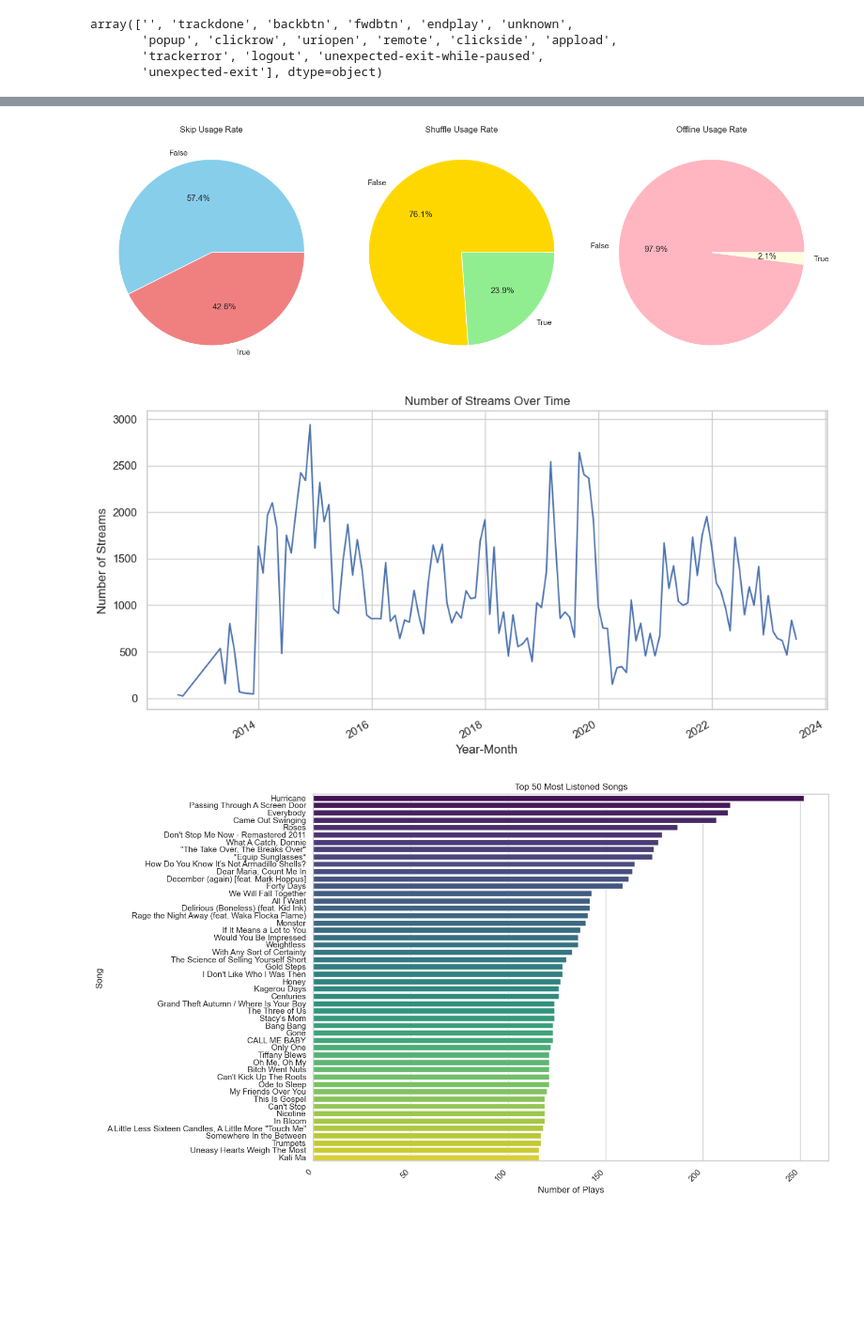
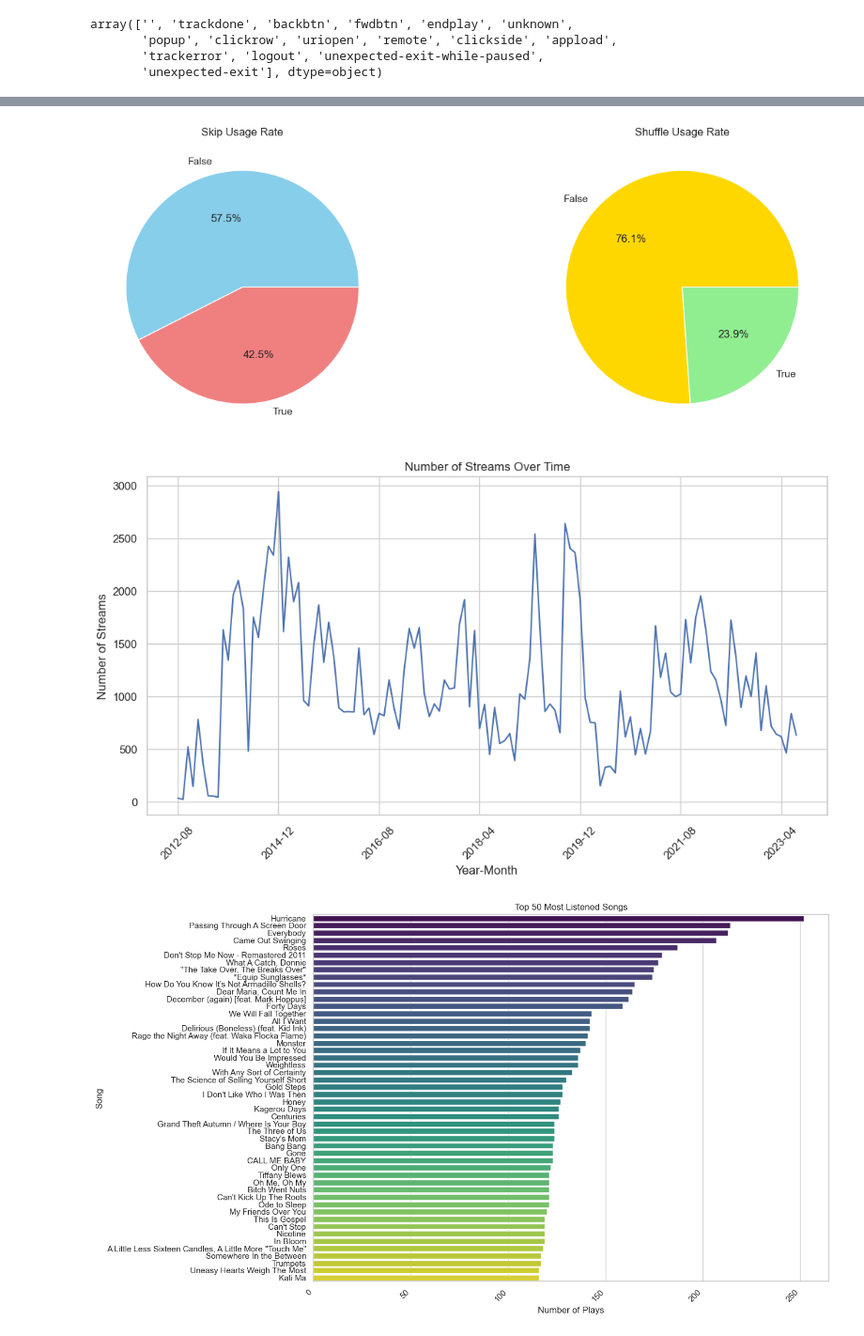
Before and after one commit to MahmuudIbrahim/SpotifyListeningAnalysis, a Jupyter notebook: Spotify Analysis.ipynb, the cells around one changed output, grey strips where cells are left out. Shown at 94% size. Saved outputs shown, nothing was run; the diff lists cells and outputs as text; code cells hidden in the pictures; blank space fills up the shorter version.

```diff
--- a/Spotify Analysis.ipynb
+++ b/Spotify Analysis.ipynb
@@ -232,0 +275,5 @@ df
+# %%
+df['hours_played'] = df['ms_played'] / (1000*60*60)
+total_hours_per_song = pd.DataFrame(df.groupby('master_metadata_track_name')['hours_played'].sum().reset_index())
+total_hours_per_artist = pd.DataFrame(df.groupby('master_metadata_album_artist_name')['hours_played'].sum().reset_index())
+total_hours_per_song
@@ -232,0 +372,8 @@ df
+# %%
+df = df.merge(features, how='left', left_on='spotify_track_uri', right_on='uri')
+
+# Group by the distinct entries and sum up the duration values
+result = df.groupby('spotify_track_uri')['duration_ms'].sum().reset_index()
+
+# Print the result
+result
@@ -232,0 +430,4 @@ df
+# %%
+df.drop('uri_x', axis=1, inplace=True)
+df.drop('uri_y', axis=1, inplace=True)
+df.info()
@@ -233,14 +468,12 @@ df
 # %%
 import matplotlib.pyplot as plt
 import seaborn as sns
-
-# Set style for Seaborn plots
 sns.set(style="whitegrid")
-
-# Create a histogram of seconds_played
+listen_threshold = 30
+df['listen_status'] = df['seconds_played'] >= listen_threshold
 plt.figure(figsize=(10, 6))
-sns.histplot(data=df, x='seconds_played', bins=30, kde=True)
-plt.title('Distribution of Seconds Played')
+sns.histplot(data=df[df['listen_status']], x='seconds_played', bins=100, kde=True)
+plt.title('Distribution of Seconds Played for Listened Songs')
 plt.xlabel('Seconds Played')
 plt.ylabel('Frequency')
 plt.show()
@@ -294,27 +573,26 @@ plt.show()
 # %%
 # Calculate usage rates
 skip_rate = df['skipped'].value_counts(normalize=True) * 100
 shuffle_rate = df['shuffle'].value_counts(normalize=True) * 100
-offline_rate = df['offline'].value_counts(normalize=True) * 100
 
 # Create pie charts
-fig, axes = plt.subplots(1, 3, figsize=(15, 5))
+fig, axes = plt.subplots(1, 2, figsize=(15, 5))
 axes[0].pie(skip_rate, labels=skip_rate.index, autopct='%1.1f%%', colors=['skyblue', 'lightcoral'])
 axes[0].set_title('Skip Usage Rate')
 axes[1].pie(shuffle_rate, labels=shuffle_rate.index, autopct='%1.1f%%', colors=['gold', 'lightgreen'])
 axes[1].set_title('Shuffle Usage Rate')
-axes[2].pie(offline_rate, labels=offline_rate.index, autopct='%1.1f%%', colors=['lightpink', 'lightyellow'])
-axes[2].set_title('Offline Usage Rate')
 plt.tight_layout()
 plt.show()
 # %% [output]
-[figure, old version]
+[figure, new version]
 # %%
-# Convert 'ts' to datetime
+# Convert 'ts' to datetime, ensuring timezone is retained
 df['ts'] = pd.to_datetime(df['ts'])
 
-# Group data by year-month and count the number of streams
-stream_count_by_month = df.groupby(df['ts'].dt.to_period('M').dt.to_timestamp()).size()
+# Group data by year-month directly without converting to Periods
+# This method retains timezone information
+df['year_month'] = df['ts'].dt.strftime('%Y-%m')
+stream_count_by_month = df.groupby('year_month').size()
 
 # Create a line plot
 plt.figure(figsize=(12, 6))
@@ -322,9 +600,10 @@ stream_count_by_month.plot(kind='line')
 plt.title('Number of Streams Over Time')
 plt.xlabel('Year-Month')
 plt.ylabel('Number of Streams')
+plt.xticks(rotation=45)  # Rotate x-axis labels for better readability
 plt.show()
 # %% [output]
-[figure, old version]
+[figure, new version]
 # %%
 # Get the top 50 most listened songs
 top_songs = df['master_metadata_track_name'].value_counts().head(50)
```
Also changed, not shown: parts of 48 cells of this notebook.
